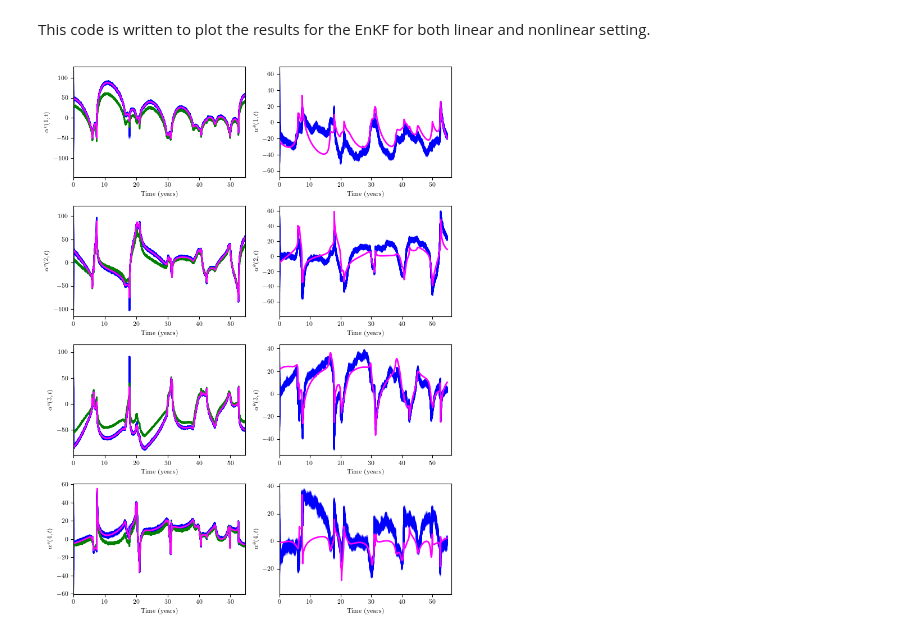
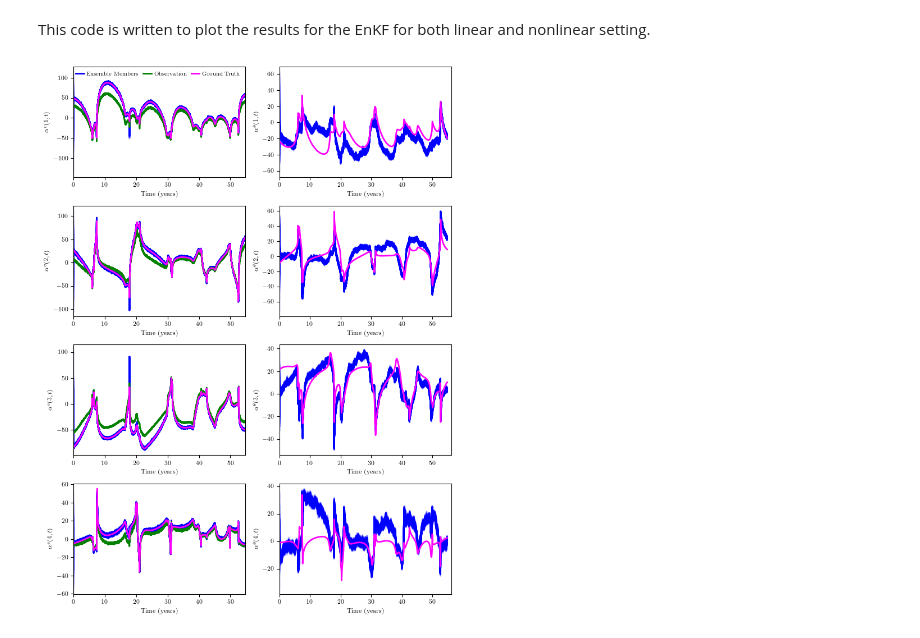
Before and after one commit to hojjatks/ROM_EnKF_earthquakecycle, a Jupyter notebook: Codes/PlotEnKF.ipynb, the cells around one changed output. Drawn from its saved outputs; the diff is of its cells as text; code cells hidden in the pictures.

Commit message:
add legend

```diff
--- a/Codes/PlotEnKF.ipynb
+++ b/Codes/PlotEnKF.ipynb
@@ -56,38 +56,54 @@ for i in range(N_subplots):
     axs[i,0].plot(time/3600/24/365,alpha_a[i,-1,:],color='b',alpha=0.2,label='Ensemble Members',linewidth=2)
 
     axs[i,0].plot(time/3600/24/365,y_obs[i,:N_t],label='Observation',color='green',linewidth=2)
-    axs[i,0].plot(time/3600/24/365,X_uniform[:N_t,i],label='True State',color='Magenta',linewidth=2)
+    axs[i,0].plot(time/3600/24/365,X_uniform[:N_t,i],label='Ground Truth',color='Magenta',linewidth=2)
 
     axs[i,0].set_ylabel(r'$\alpha^v({{{}}},t)$'.format(i+1))
     axs[i,0].set_xlim(left=0)
     # axs[i,0].legend(ncol=2)
     axs[i,0].set_xlabel('Time (years)')
     axs[i,0].set_xlim(right=time[-1]/3600/24/365)
     # leg = axs[i].legend()
     # for lh in leg.legendHandles:
     #       lh.set_alpha(1)
 
 
 for i in range(N_subplots):
     for j in range(m-1):
         axs[i,1].plot(time/3600/24/365,alpha_a[i+N_m_v,j,:],color='b',alpha=0.2,linewidth=2)
     axs[i,1].plot(time/3600/24/365,alpha_a[i+N_m_v,-1,:],color='b',alpha=0.2,label='Ensemble Members',linewidth=2)
     axs[i,1].plot(time/3600/24/365,theta_data[i,:N_t],label='True State',color='magenta',linewidth=2)
     axs[i,1].set_ylabel(r'$\alpha^\theta({{{}}},t)$'.format(i+1))
     axs[i,1].set_xlim(left=0)
     # axs[i,1].legend(ncol=2)
     axs[i,1].set_xlabel('Time (years)')
     axs[i,1].set_xlim(right=time[-1]/3600/24/356)
 
     # leg = axs[i].legend()
     # for lh in leg.legendHandles:
     #       lh.set_alpha(1)
+# Add legend only to the first subplot
+legend = axs[0,0].legend(
+    ncol=3,
+    loc='upper right',
+    frameon=False,
+    columnspacing=0.8,
+    handlelength=1.5,
+    handletextpad=0.5,
+    fontsize=7
+)
+
+# Make all legend handles fully opaque
+for lh in legend.legendHandles:
+    lh.set_alpha(1)
+
+
 plt.tight_layout()
 plt.show()
 # save the figure in the central directory
 fig.savefig("/central/groups/astuart/hkaveh/Figs/ROM/EnKF"+"dim"+str(N_m_v)+"Obs_linear"+str(Obs_linear)+".png",dpi=300, bbox_inches='tight')
 # %% [output]
-[figure, old version]
+[figure, new version]
 # %%
 # # It is very easy. Find the l^2 norm between the true signal in the average EnkF signal and save it.
 # alpha_a_mean=np.mean(alpha_a,axis=1)
```
